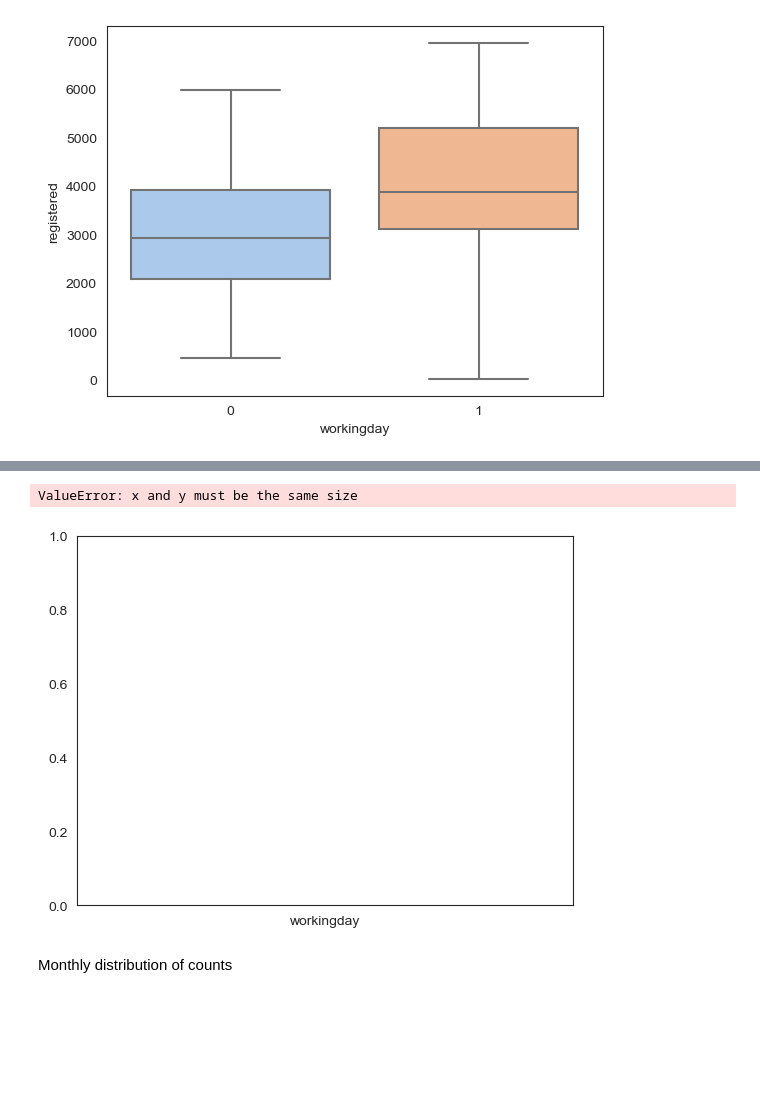
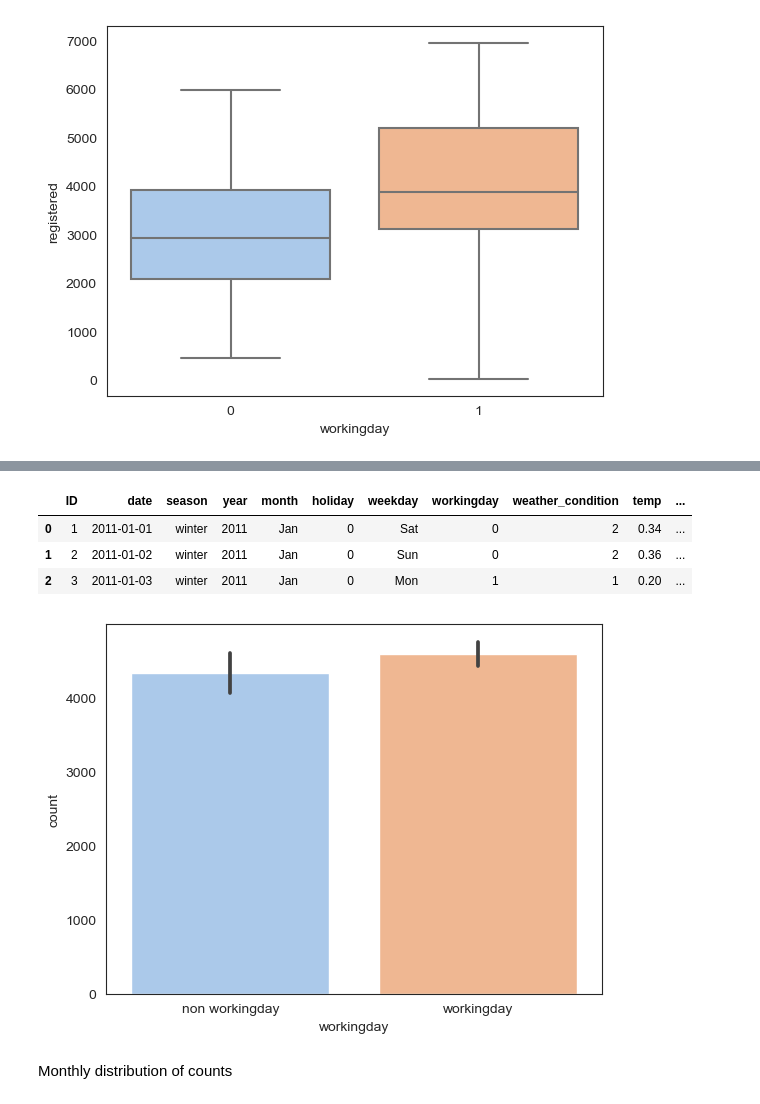
Before and after one commit to NiaLucia/Sprint2, a Jupyter notebook: Bike Project/BikeEDA.ipynb, the cells around one changed output, grey strips where cells are left out. Cells and saved outputs as stored; diff of their text form; code cells hidden in the pictures; blank space fills up the shorter version.

```diff
--- a/Bike Project/BikeEDA.ipynb
+++ b/Bike Project/BikeEDA.ipynb
@@ -105,10 +105,14 @@ hour['year'] = hour.year.map({0: '2011', 1: '2012'}).astype('category')
 day['holiday'] = day['holiday'].astype('category')
 
 # converting working day
-day['workingday'] = day['workingday'].astype('category')
+day['workingday'] = day.workingday.map({0: 'non workingday', 1: 'workingday'}).astype('category')
 
 # converting weather
 day['weather_condition'] = day['weather_condition'].astype('category')
+# %%
+
+# converting working day
+day['workingday'] = day.workingday.map({0: 'non workingday', 1: 'workingday'}).astype('category')
 # %% [markdown]
 Numerical attributes to category
 # %%
@@ -325,13 +338,20 @@ sns.boxplot(data=day, x= 'workingday', y= 'registered')
+# %%
+day.head(3)
+# %% [output]
+|  | ID | date | season | year | month | holiday | weekday | workingday | weather_condition | temp | ... |
+| 0 | 1 | 2011-01-01 | winter | 2011 | Jan | 0 | Sat | 0 | 2 | 0.34 | ... |
+| 1 | 2 | 2011-01-02 | winter | 2011 | Jan | 0 | Sun | 0 | 2 | 0.36 | ... |
+| 2 | 3 | 2011-01-03 | winter | 2011 | Jan | 0 | Mon | 1 | 1 | 0.20 | ... |
 # %%
-monthly_count = day.groupby('month').agg({'count': 'mean'})
+#monthly_count = day.groupby('month').agg({'count': 'mean'})
 
 x = 'workingday'
 y = 'count'
-plt.scatter(x = "workingday", y = "count", data= monthly_count).set_title('Monthly Count')
+sns.barplot(x = "workingday", y = "count", data= day)
+#plt.title('Monthly Count')
 plt.show()
 # %% [output]
-ValueError: x and y must be the same size
-[figure, old version]
+[figure, new version]
 # %% [markdown]
 Monthly distribution of counts
 # %%
```
Also changed, not shown: parts of 6 cells of this notebook.
